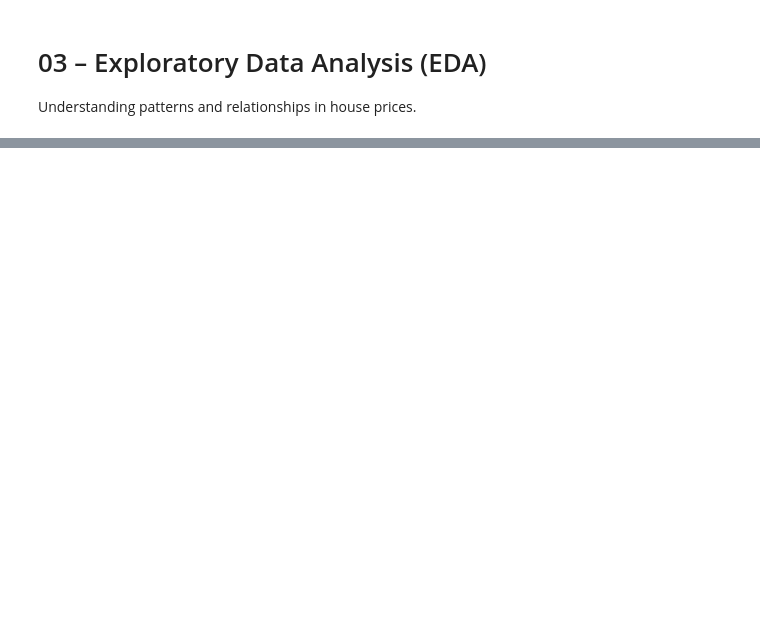
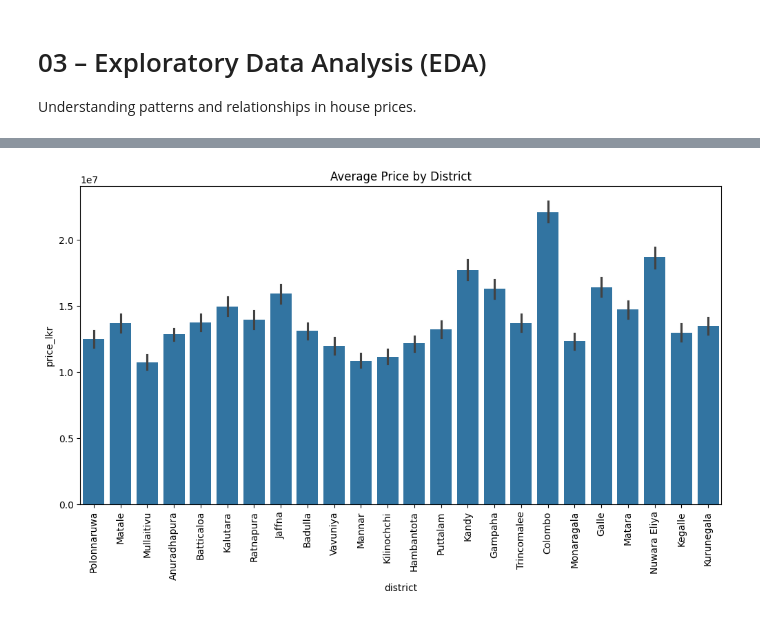
Before and after one commit to chithira67/house-price-prediction-srilanka, a Jupyter notebook: notebooks/03_eda.ipynb, the cells around one changed output, grey strips where cells are left out. Drawn from its saved outputs; the diff is of its cells as text; code cells hidden in the pictures; blank space fills up the shorter version.

```diff
--- a/notebooks/03_eda.ipynb
+++ b/notebooks/03_eda.ipynb
@@ -42,0 +61,14 @@ plt.show()
+# %%
+
+district_cols = [col for col in df.columns if col.startswith('district_')]
+df_plot = df.copy()
+df_plot['district'] = df[district_cols].idxmax(axis=1).str.replace('district_', '')
+
+plt.figure(figsize=(12,6))
+sns.barplot(x="district", y="price_lkr", data=df_plot, estimator=np.mean)
+plt.xticks(rotation=90)
+plt.title("Average Price by District")
+plt.savefig("../plots/average_price_by_district.png", dpi=300, bbox_inches='tight')
+plt.show()
+# %% [output]
+[figure, added]
```
Also changed, not shown: parts of 19 cells of this notebook, 33 other files.
